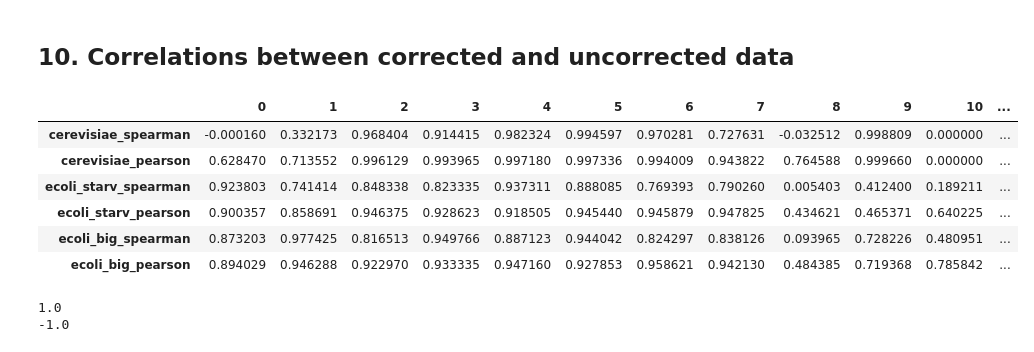
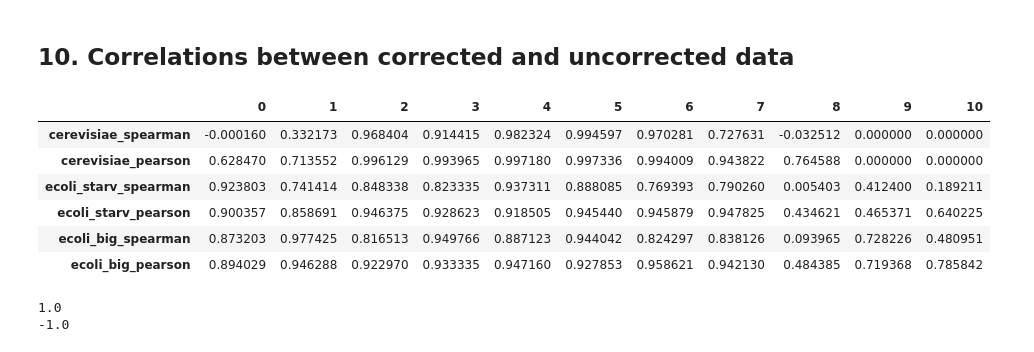
Before and after one commit to ayurovsky/ipython_notebooks_dsl, a Jupyter notebook: end_bias/Test.ipynb, the cells around one changed output. Saved outputs shown, nothing was run; the diff lists cells and outputs as text; code cells hidden in the pictures.

```diff
--- a/end_bias/Test.ipynb
+++ b/end_bias/Test.ipynb
@@ -957,8 +992,8 @@ df = pd.read_csv("window_stage2_cerevisiae_28.csv",header=None)
 df_corrected = pd.read_csv("window_stage2_v6_all_jan_corrected.csv",header=None)
 c_pearson = []
 c_spearman = []
-for i in range(1,13):
-    if i > 10:
+for i in range(1,12):
+    if i > 9:
         c_spearman.append(0)
         c_pearson.append(0)
     else:
@@ -971,42 +1006,42 @@ for i in range(1,13):
 df = pd.read_csv("window_stage2_ecoli_starved_justin.csv",header=None)
 df_corrected = pd.read_csv("window_stage2_ec_starved_v6.csv",header=None)
 es_pearson = []
 es_spearman = []
-for i in range(1,13):
+for i in range(1,12):
     rho, pval = stats.spearmanr(df[i],df_corrected[i])
     es_spearman.append(rho)
     rho, pval = stats.pearsonr(df[i],df_corrected[i])
     es_pearson.append(rho)
 
 # ecoli starved
 df = pd.read_csv("window_stage2_ecoli_big_justin.csv",header=None)
 df_corrected = pd.read_csv("window_stage2_ecoli_big_corrected_v6.csv",header=None)
 eb_pearson = []
 eb_spearman = []
-for i in range(1,13):
+for i in range(1,12):
     rho, pval = stats.spearmanr(df[i],df_corrected[i])
     eb_spearman.append(rho)
     rho, pval = stats.pearsonr(df[i],df_corrected[i])
     eb_pearson.append(rho)
 
 data = {'cerevisiae_spearman': c_spearman,
         'cerevisiae_pearson': c_pearson,
         'ecoli_starv_spearman': es_spearman,
         'ecoli_starv_pearson': es_pearson,
         'ecoli_big_spearman': eb_spearman,
         'ecoli_big_pearson': eb_pearson
         }
 table = pd.DataFrame(data, columns=['cerevisiae_spearman', 'cerevisiae_pearson', 'ecoli_starv_spearman', 'ecoli_starv_pearson', 'ecoli_big_spearman', 'ecoli_big_pearson']).T
 
 display(table)
 # %% [output]
-|  | 0 | 1 | 2 | 3 | 4 | 5 | 6 | 7 | 8 | 9 | 10 | ... |
-| cerevisiae_spearman | -0.000160 | 0.332173 | 0.968404 | 0.914415 | 0.982324 | 0.994597 | 0.970281 | 0.727631 | -0.032512 | 0.998809 | 0.000000 | ... |
-| cerevisiae_pearson | 0.628470 | 0.713552 | 0.996129 | 0.993965 | 0.997180 | 0.997336 | 0.994009 | 0.943822 | 0.764588 | 0.999660 | 0.000000 | ... |
-| ecoli_starv_spearman | 0.923803 | 0.741414 | 0.848338 | 0.823335 | 0.937311 | 0.888085 | 0.769393 | 0.790260 | 0.005403 | 0.412400 | 0.189211 | ... |
-| ecoli_starv_pearson | 0.900357 | 0.858691 | 0.946375 | 0.928623 | 0.918505 | 0.945440 | 0.945879 | 0.947825 | 0.434621 | 0.465371 | 0.640225 | ... |
-| ecoli_big_spearman | 0.873203 | 0.977425 | 0.816513 | 0.949766 | 0.887123 | 0.944042 | 0.824297 | 0.838126 | 0.093965 | 0.728226 | 0.480951 | ... |
-| ecoli_big_pearson | 0.894029 | 0.946288 | 0.922970 | 0.933335 | 0.947160 | 0.927853 | 0.958621 | 0.942130 | 0.484385 | 0.719368 | 0.785842 | ... |
+|  | 0 | 1 | 2 | 3 | 4 | 5 | 6 | 7 | 8 | 9 | 10 |
+| cerevisiae_spearman | -0.000160 | 0.332173 | 0.968404 | 0.914415 | 0.982324 | 0.994597 | 0.970281 | 0.727631 | -0.032512 | 0.000000 | 0.000000 |
+| cerevisiae_pearson | 0.628470 | 0.713552 | 0.996129 | 0.993965 | 0.997180 | 0.997336 | 0.994009 | 0.943822 | 0.764588 | 0.000000 | 0.000000 |
+| ecoli_starv_spearman | 0.923803 | 0.741414 | 0.848338 | 0.823335 | 0.937311 | 0.888085 | 0.769393 | 0.790260 | 0.005403 | 0.412400 | 0.189211 |
+| ecoli_starv_pearson | 0.900357 | 0.858691 | 0.946375 | 0.928623 | 0.918505 | 0.945440 | 0.945879 | 0.947825 | 0.434621 | 0.465371 | 0.640225 |
+| ecoli_big_spearman | 0.873203 | 0.977425 | 0.816513 | 0.949766 | 0.887123 | 0.944042 | 0.824297 | 0.838126 | 0.093965 | 0.728226 | 0.480951 |
+| ecoli_big_pearson | 0.894029 | 0.946288 | 0.922970 | 0.933335 | 0.947160 | 0.927853 | 0.958621 | 0.942130 | 0.484385 | 0.719368 | 0.785842 |
 # %%
 %matplotlib inline
 import matplotlib.pyplot as plt
```
Also changed, not shown: parts of 1 cell of this notebook, 1 other file.
